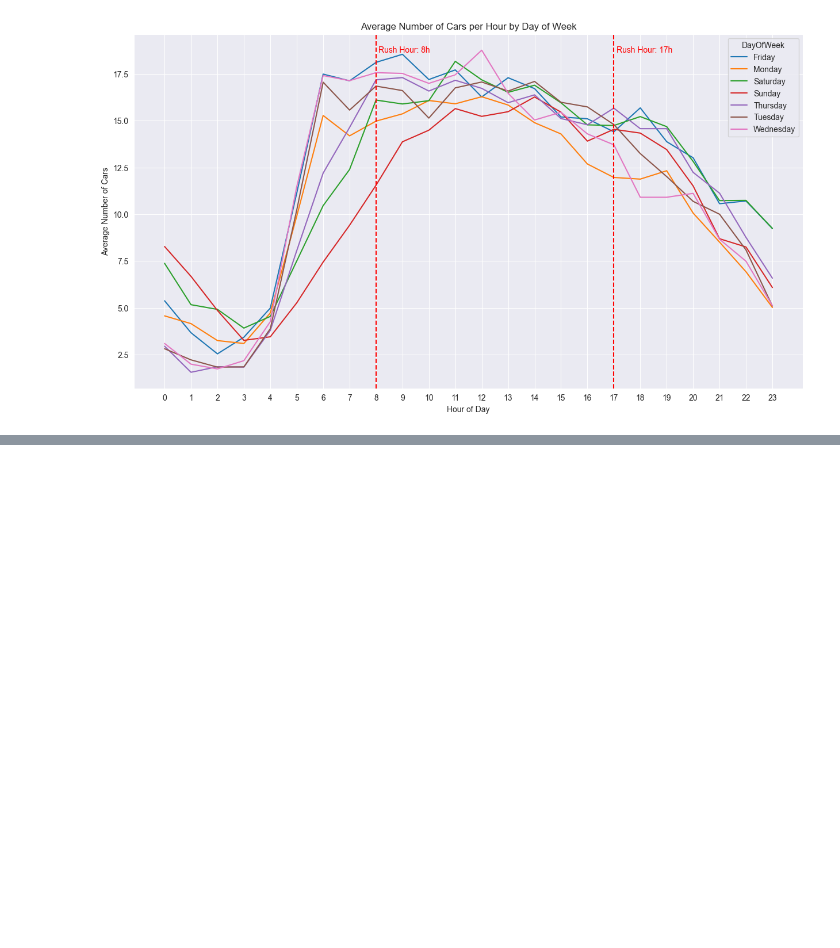
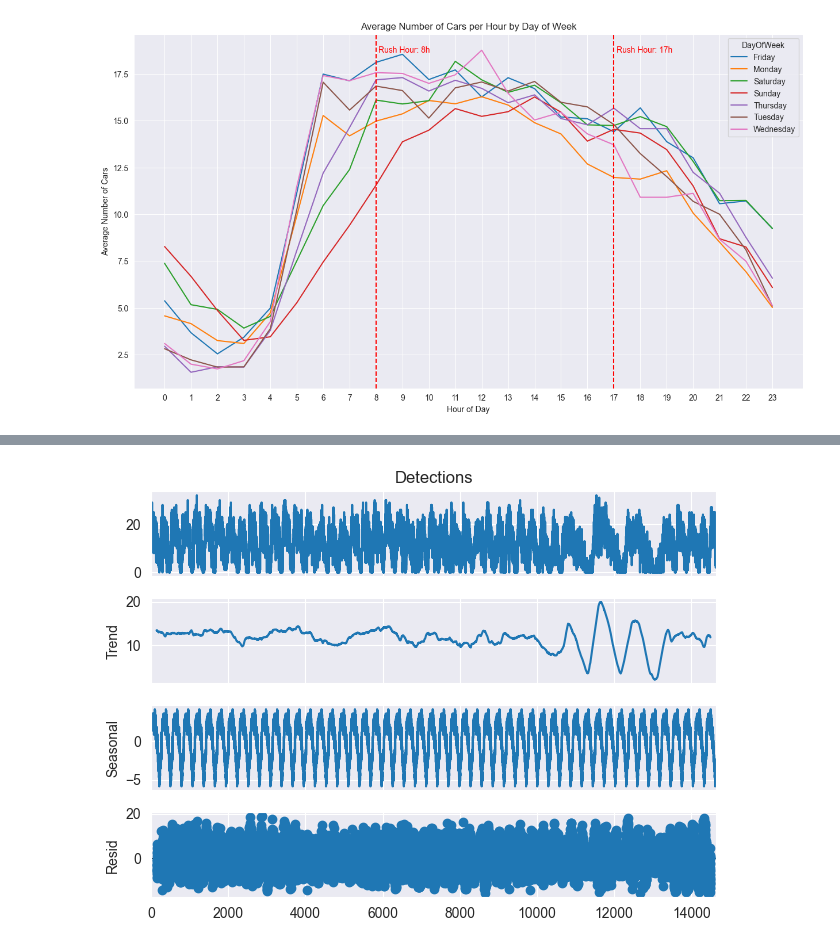
Before and after one commit to pavleglusac/SIAP-NM, a Jupyter notebook: eda.ipynb, the cells around one changed output, grey strips where cells are left out. Drawn from its saved outputs; the diff is of its cells as text; code cells hidden in the pictures; blank space fills up the shorter version.

```diff
--- a/eda.ipynb
+++ b/eda.ipynb
@@ -140,0 +159,6 @@ plt.show()
+# %%
+decomposition = seasonal_decompose(df['Detections'], model='additive', period=288)
+decomposition.plot()
+plt.show()
+# %% [output]
+[figure, added]
```
Also changed, not shown: parts of 3 cells of this notebook.
